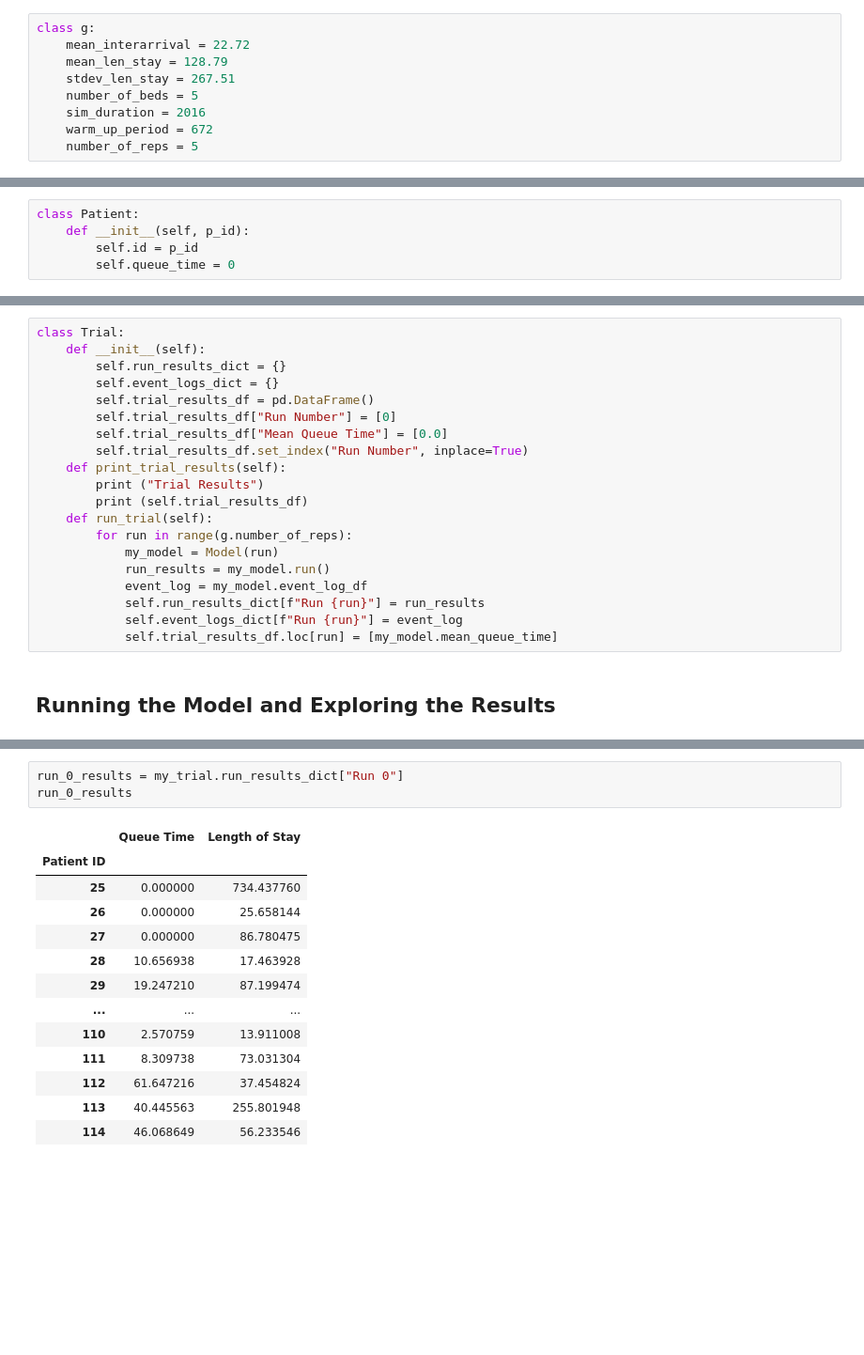
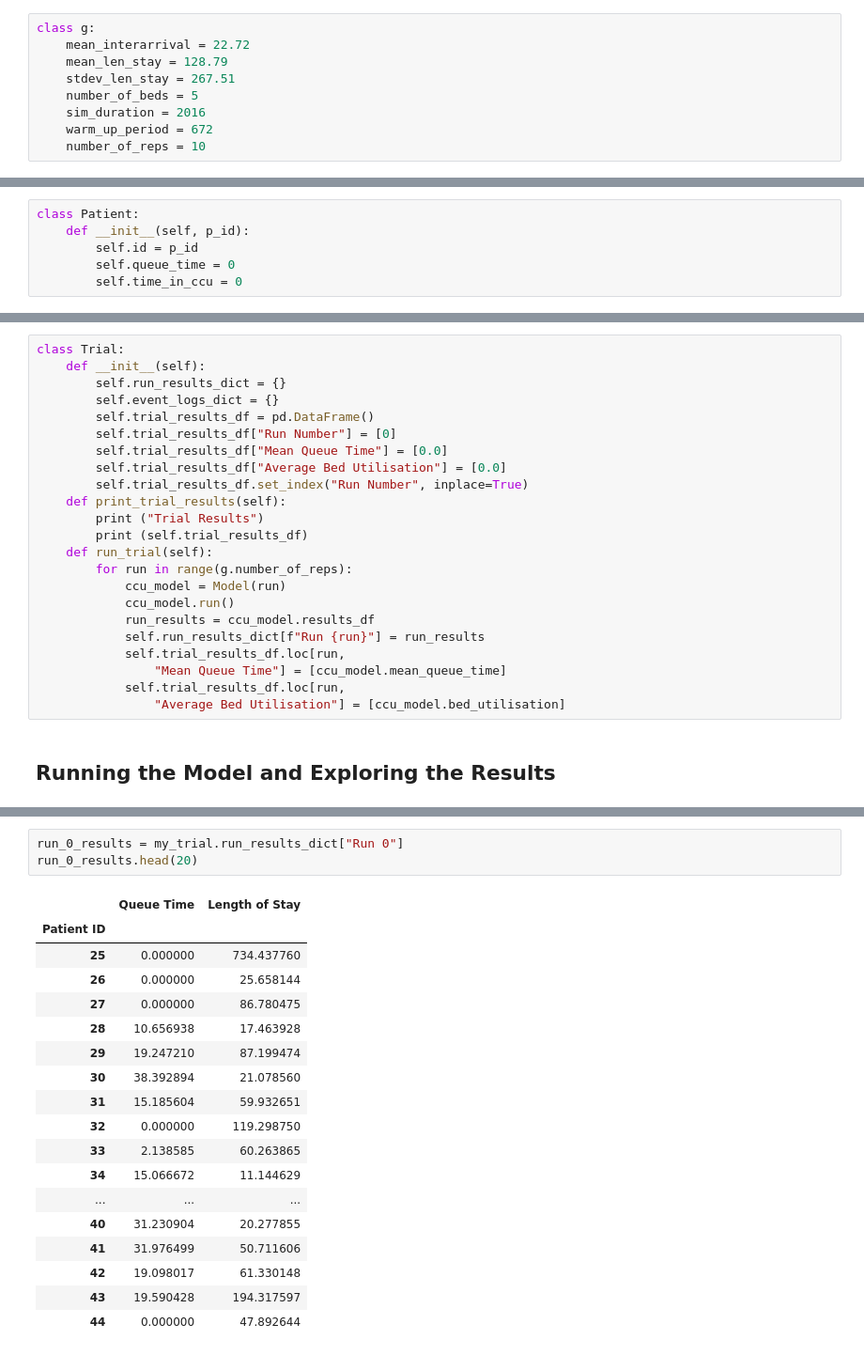
Before and after one commit to beckyexeter/hpdm097_des_assignment, a Jupyter notebook: technical_appendix/model_iterations/01_one-type-of-unplanned-admission.ipynb, the cells around one changed output, grey strips where cells are left out. Shown at 94% size. Saved outputs shown, nothing was run; the diff lists cells and outputs as text; blank space fills up the shorter version.

Commit message:
Quantify bed utilisation

```diff
--- a/technical_appendix/model_iterations/01_one-type-of-unplanned-admission.ipynb
+++ b/technical_appendix/model_iterations/01_one-type-of-unplanned-admission.ipynb
@@ -31,7 +31,7 @@ class g:
     number_of_beds = 5
     sim_duration = 2016
     warm_up_period = 672
-    number_of_reps = 5
+    number_of_reps = 10
 # %% [markdown]
 ### The `Patient` class
 
@@ -41,6 +41,7 @@ class Patient:
     def __init__(self, p_id):
         self.id = p_id
         self.queue_time = 0
+        self.time_in_ccu = 0
 # %% [markdown]
 ### The `Model` class
 
@@ -128,18 +119,21 @@ class Trial:
         self.trial_results_df = pd.DataFrame()
         self.trial_results_df["Run Number"] = [0]
         self.trial_results_df["Mean Queue Time"] = [0.0]
+        self.trial_results_df["Average Bed Utilisation"] = [0.0]
         self.trial_results_df.set_index("Run Number", inplace=True)
     def print_trial_results(self):
         print ("Trial Results")
         print (self.trial_results_df)
     def run_trial(self):
         for run in range(g.number_of_reps):
-            my_model = Model(run)
-            run_results = my_model.run()
-            event_log = my_model.event_log_df
+            ccu_model = Model(run)
+            ccu_model.run()
+            run_results = ccu_model.results_df
             self.run_results_dict[f"Run {run}"] = run_results
-            self.event_logs_dict[f"Run {run}"] = event_log
-            self.trial_results_df.loc[run] = [my_model.mean_queue_time]
+            self.trial_results_df.loc[run,
+                "Mean Queue Time"] = [ccu_model.mean_queue_time]
+            self.trial_results_df.loc[run,
+                "Average Bed Utilisation"] = [ccu_model.bed_utilisation]
 # %% [markdown]
 ## Running the Model and Exploring the Results
 # %%
@@ -158,17 +157,22 @@ trial_results
 # %%
 run_0_results = my_trial.run_results_dict["Run 0"]
-run_0_results
+run_0_results.head(20)
 # %% [output]
 |  | Queue Time | Length of Stay |
 | Patient ID |  |  |
 | 25 | 0.000000 | 734.437760 |
 | 26 | 0.000000 | 25.658144 |
 | 27 | 0.000000 | 86.780475 |
 | 28 | 10.656938 | 17.463928 |
 | 29 | 19.247210 | 87.199474 |
+| 30 | 38.392894 | 21.078560 |
+| 31 | 15.185604 | 59.932651 |
+| 32 | 0.000000 | 119.298750 |
+| 33 | 2.138585 | 60.263865 |
+| 34 | 15.066672 | 11.144629 |
 | ... | ... | ... |
-| 110 | 2.570759 | 13.911008 |
-| 111 | 8.309738 | 73.031304 |
-| 112 | 61.647216 | 37.454824 |
-| 113 | 40.445563 | 255.801948 |
-| 114 | 46.068649 | 56.233546 |
+| 40 | 31.230904 | 20.277855 |
+| 41 | 31.976499 | 50.711606 |
+| 42 | 19.098017 | 61.330148 |
+| 43 | 19.590428 | 194.317597 |
+| 44 | 0.000000 | 47.892644 |
```
Also changed, not shown: parts of 7 cells of this notebook.
